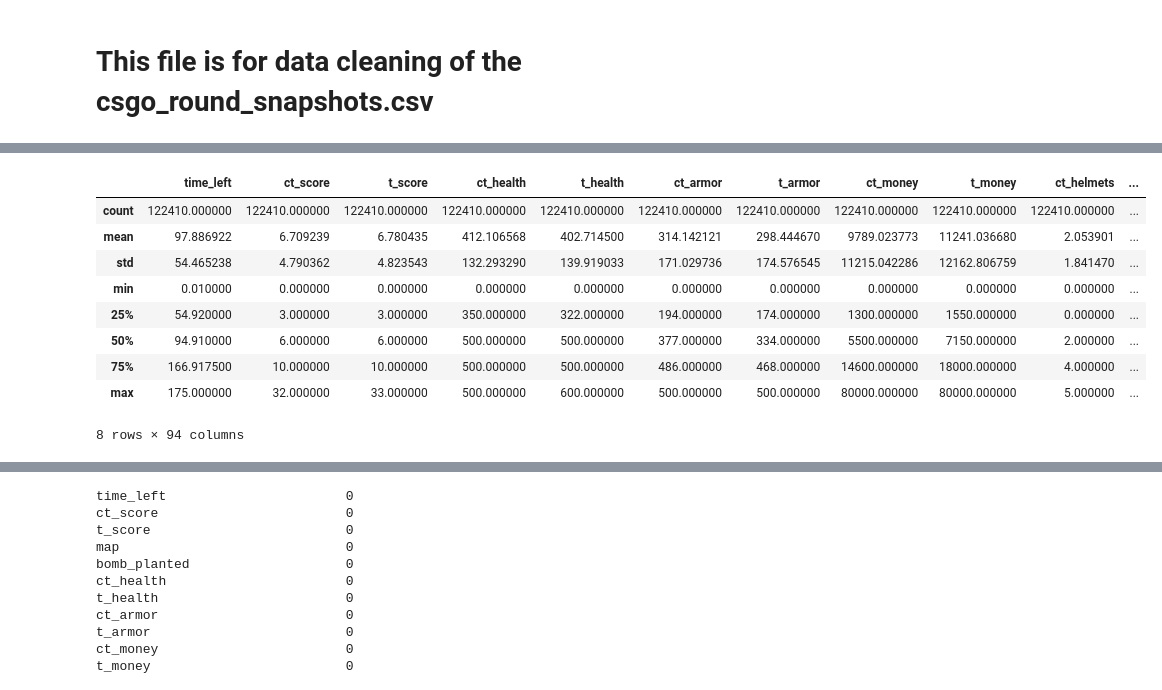
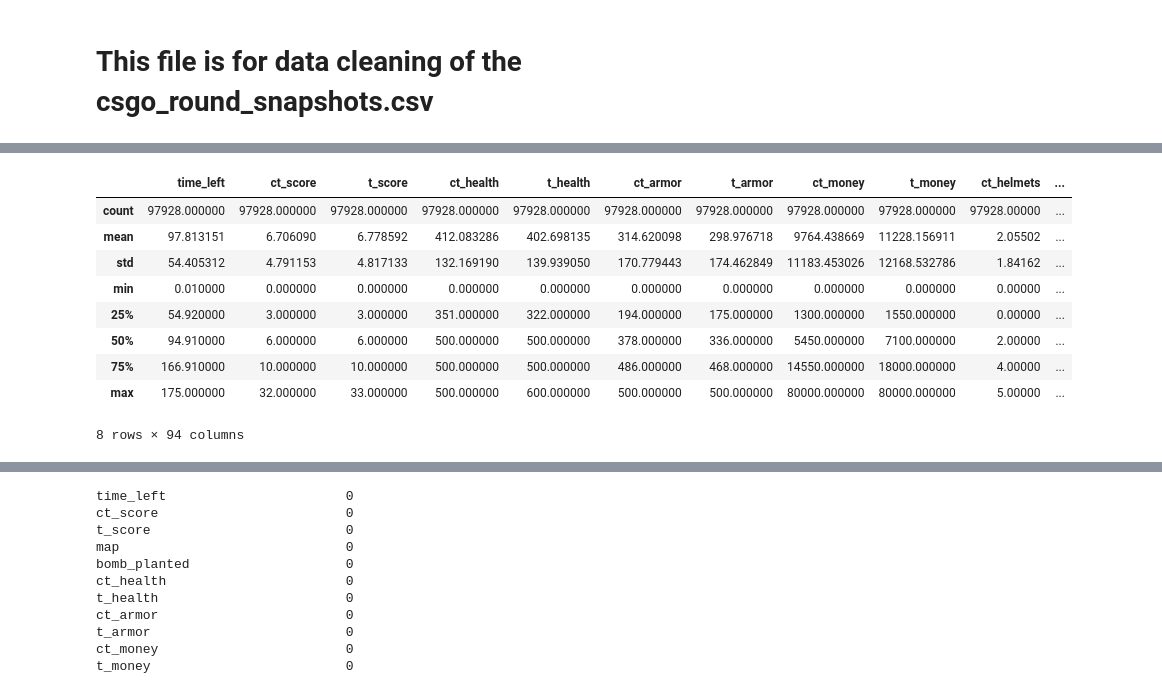
Before and after one commit to ehuang996/EE451-Final-Project, a Jupyter notebook: svm/Data.ipynb, the cells around one changed output, grey strips where cells are left out. Cells and saved outputs as stored; diff of their text form; code cells hidden in the pictures.

```diff
--- a/svm/Data.ipynb
+++ b/svm/Data.ipynb
@@ -5,5 +5,5 @@ import pandas as pd
 import numpy as np
 from sklearn.preprocessing import LabelEncoder
 # %%
-data = pd.read_csv('csgo_round_snapshots.csv')
-data
+data_train = pd.read_csv('cs_go_winner_data_train.csv')
+data_test = pd.read_csv('cs_go_winner_data_test.csv')
@@ -44,13 +50,13 @@ memory usage: 89.8+ MB
 # %%
-data.describe()
+data_train.describe()
 # %% [output]
 |  | time_left | ct_score | t_score | ct_health | t_health | ct_armor | t_armor | ct_money | t_money | ct_helmets | ... |
-| count | 122410.000000 | 122410.000000 | 122410.000000 | 122410.000000 | 122410.000000 | 122410.000000 | 122410.000000 | 122410.000000 | 122410.000000 | 122410.000000 | ... |
-| mean | 97.886922 | 6.709239 | 6.780435 | 412.106568 | 402.714500 | 314.142121 | 298.444670 | 9789.023773 | 11241.036680 | 2.053901 | ... |
-| std | 54.465238 | 4.790362 | 4.823543 | 132.293290 | 139.919033 | 171.029736 | 174.576545 | 11215.042286 | 12162.806759 | 1.841470 | ... |
-| min | 0.010000 | 0.000000 | 0.000000 | 0.000000 | 0.000000 | 0.000000 | 0.000000 | 0.000000 | 0.000000 | 0.000000 | ... |
-| 25% | 54.920000 | 3.000000 | 3.000000 | 350.000000 | 322.000000 | 194.000000 | 174.000000 | 1300.000000 | 1550.000000 | 0.000000 | ... |
-| 50% | 94.910000 | 6.000000 | 6.000000 | 500.000000 | 500.000000 | 377.000000 | 334.000000 | 5500.000000 | 7150.000000 | 2.000000 | ... |
-| 75% | 166.917500 | 10.000000 | 10.000000 | 500.000000 | 500.000000 | 486.000000 | 468.000000 | 14600.000000 | 18000.000000 | 4.000000 | ... |
-| max | 175.000000 | 32.000000 | 33.000000 | 500.000000 | 600.000000 | 500.000000 | 500.000000 | 80000.000000 | 80000.000000 | 5.000000 | ... |
+| count | 97928.000000 | 97928.000000 | 97928.000000 | 97928.000000 | 97928.000000 | 97928.000000 | 97928.000000 | 97928.000000 | 97928.000000 | 97928.00000 | ... |
+| mean | 97.813151 | 6.706090 | 6.778592 | 412.083286 | 402.698135 | 314.620098 | 298.976718 | 9764.438669 | 11228.156911 | 2.05502 | ... |
+| std | 54.405312 | 4.791153 | 4.817133 | 132.169190 | 139.939050 | 170.779443 | 174.462849 | 11183.453026 | 12168.532786 | 1.84162 | ... |
+| min | 0.010000 | 0.000000 | 0.000000 | 0.000000 | 0.000000 | 0.000000 | 0.000000 | 0.000000 | 0.000000 | 0.00000 | ... |
+| 25% | 54.920000 | 3.000000 | 3.000000 | 351.000000 | 322.000000 | 194.000000 | 175.000000 | 1300.000000 | 1550.000000 | 0.00000 | ... |
+| 50% | 94.910000 | 6.000000 | 6.000000 | 500.000000 | 500.000000 | 378.000000 | 336.000000 | 5450.000000 | 7100.000000 | 2.00000 | ... |
+| 75% | 166.910000 | 10.000000 | 10.000000 | 500.000000 | 500.000000 | 486.000000 | 468.000000 | 14550.000000 | 18000.000000 | 4.00000 | ... |
+| max | 175.000000 | 32.000000 | 33.000000 | 500.000000 | 600.000000 | 500.000000 | 500.000000 | 80000.000000 | 80000.000000 | 5.00000 | ... |
 8 rows × 94 columns
```
Also changed, not shown: parts of 11 cells of this notebook, 4 other files.
